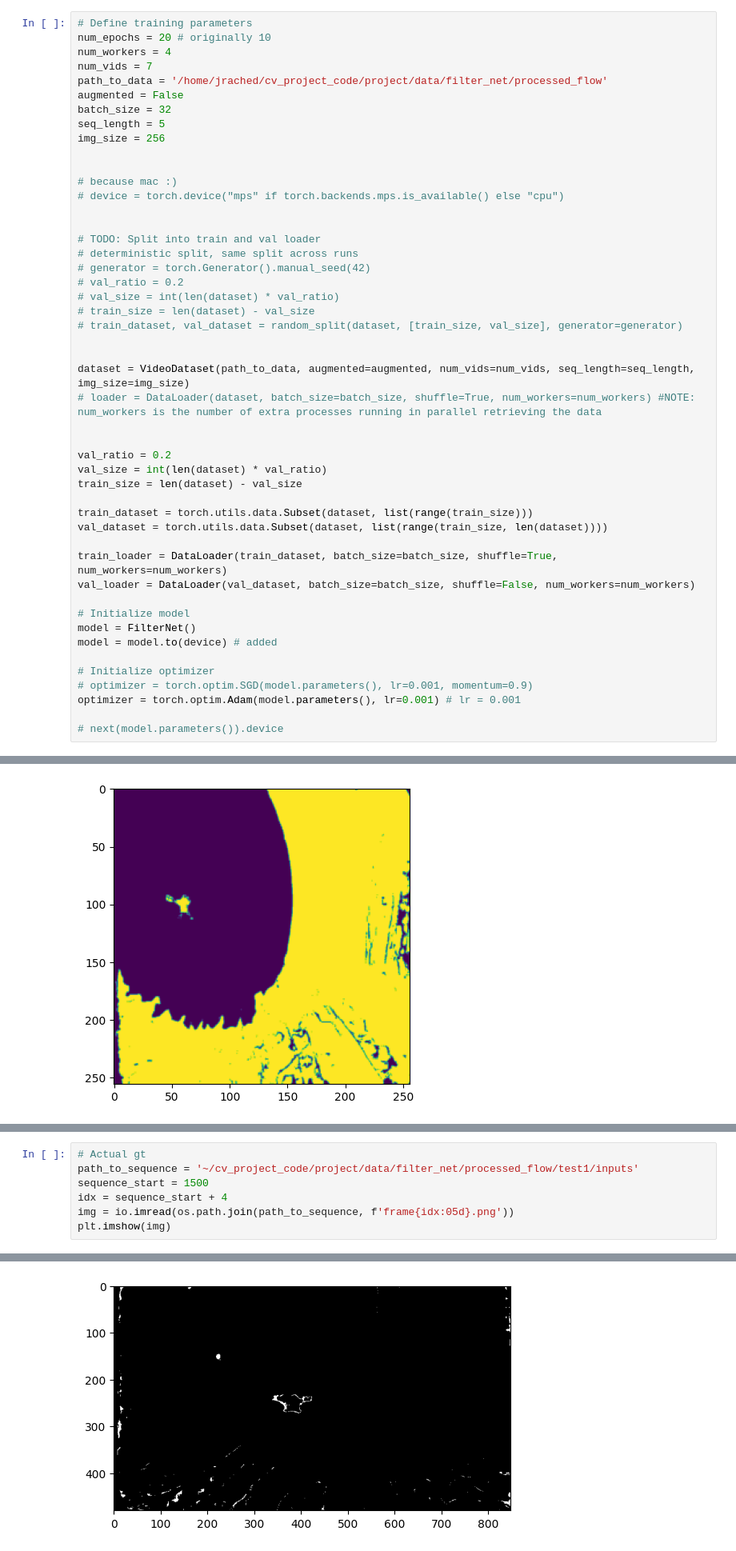
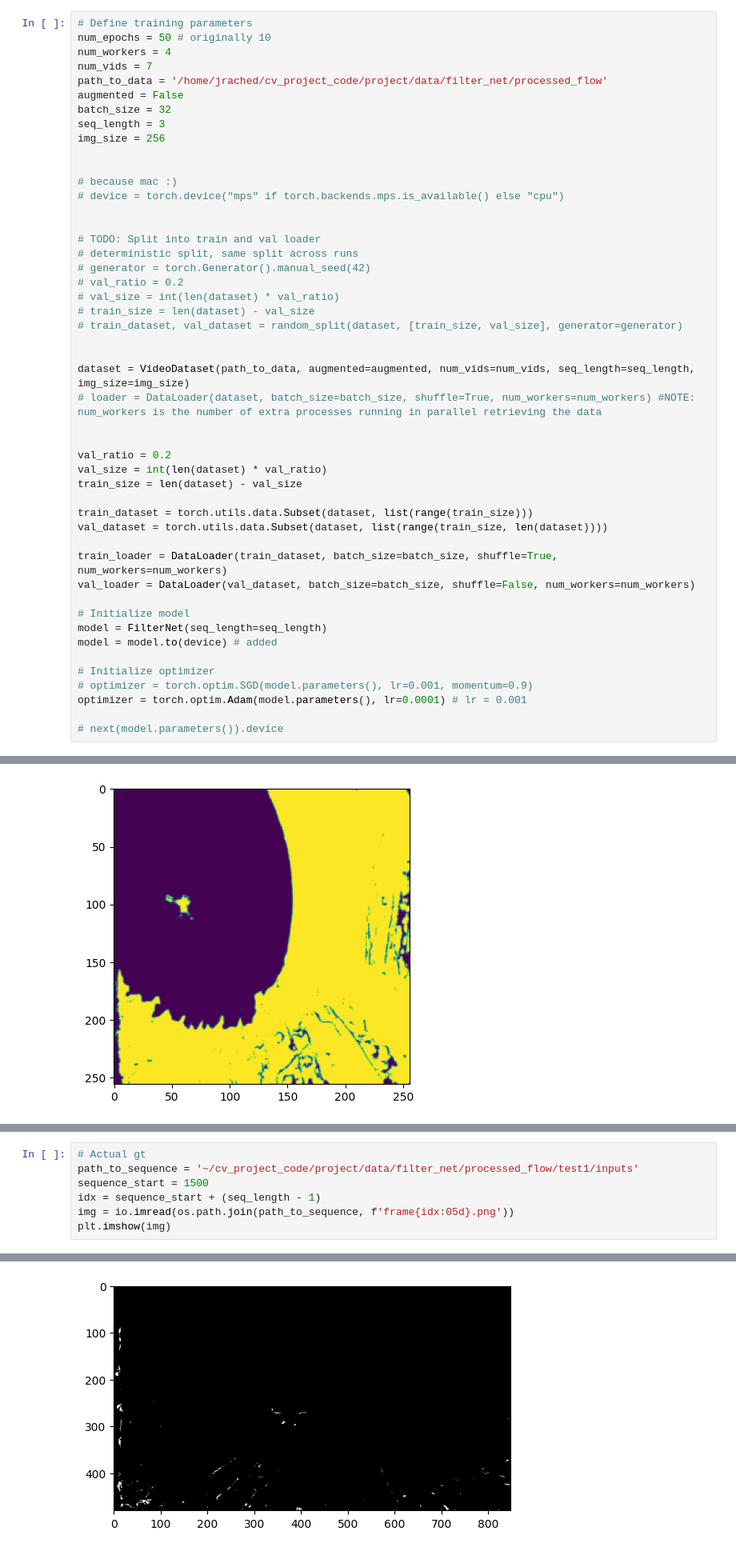
Before and after one commit to jrached/cv_project, a Jupyter notebook: filter_net_simple.ipynb, the cells around one changed output, grey strips where cells are left out. Shown at 80% size. Saved outputs shown, nothing was run; the diff lists cells and outputs as text.

```diff
--- a/filter_net_simple.ipynb
+++ b/filter_net_simple.ipynb
@@ -601,13 +678,13 @@ out
 ### Traning Loop
 # %%
 # Define training parameters
-num_epochs = 20 # originally 10
+num_epochs = 50 # originally 10
 num_workers = 4
 num_vids = 7
 path_to_data = '/home/jrached/cv_project_code/project/data/filter_net/processed_flow'
 augmented = False
 batch_size = 32
-seq_length = 5
+seq_length = 3
 img_size = 256
 
 
@@ -639,12 +716,12 @@ train_loader = DataLoader(train_dataset, batch_size=batch_size, shuffle=True, nu
 val_loader = DataLoader(val_dataset, batch_size=batch_size, shuffle=False, num_workers=num_workers)
 
 # Initialize model
-model = FilterNet()
+model = FilterNet(seq_length=seq_length)
 model = model.to(device) # added
 
 # Initialize optimizer
 # optimizer = torch.optim.SGD(model.parameters(), lr=0.001, momentum=0.9)
-optimizer = torch.optim.Adam(model.parameters(), lr=0.001) # lr = 0.001
+optimizer = torch.optim.Adam(model.parameters(), lr=0.0001) # lr = 0.001
 
 # next(model.parameters()).device
 # %%
@@ -807,13 +898,13 @@ plt.imshow(img)
 # %%
 # Actual gt
 path_to_sequence = '~/cv_project_code/project/data/filter_net/processed_flow/test1/inputs'
 sequence_start = 1500
-idx = sequence_start + 4
+idx = sequence_start + (seq_length - 1)
 img = io.imread(os.path.join(path_to_sequence, f'frame{idx:05d}.png'))
 plt.imshow(img)
 # %% [output]
 <matplotlib.image.AxesImage at 0x...>
-[figure, old version]
+[figure, new version]
 # %%
 # Actual gt
 path_to_sequence = '~/cv_project_code/project/data/filter_net/processed_flow/test1/targets'
```
Also changed, not shown: parts of 10 cells of this notebook.
